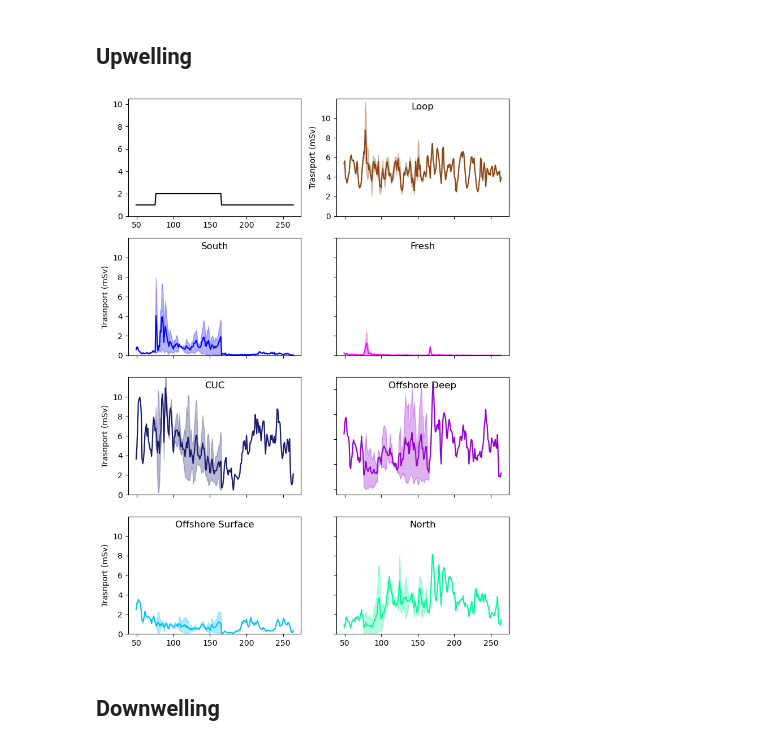
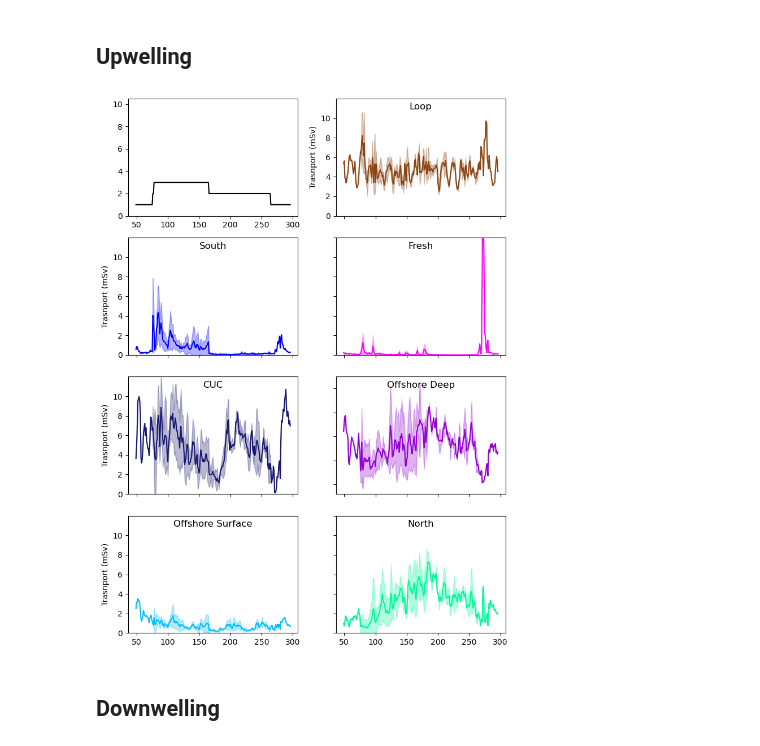
Before and after one commit to rbeutel/LO_user, a Jupyter notebook: ariane/quant_dynamics.ipynb, the cells around one changed output. Saved outputs shown, nothing was run; the diff lists cells and outputs as text; code cells hidden in the pictures.

```diff
--- a/ariane/quant_dynamics.ipynb
+++ b/ariane/quant_dynamics.ipynb
@@ -71,20 +71,22 @@ def transport_df(data, start, length, years):
 # %%
 df22 = xr.open_dataset('/data1/bbeutel/LO_user/ariane/up_cas7/S_T/20221015/ariane_positions_quantitative.nc')
 df21 = xr.open_dataset('/data1/bbeutel/LO_user/ariane/up_cas7/S_T/20210922/ariane_positions_quantitative.nc')
+df13 = xr.open_dataset('/data1/bbeutel/LO_user/ariane/up_cas7/S_T/20131024/ariane_positions_quantitative.nc')
 # %%
 fresh22, cuc22, south22, north22, offshore_d22, offshore_s22, loop22 = wm_day_divide(df22)
 fresh21, cuc21, south21, north21, offshore_d21, offshore_s21, loop21 = wm_day_divide(df21)
+fresh13, cuc13, south13, north13, offshore_d13, offshore_s13, loop13 = wm_day_divide(df13)
 # %%
-startday = [dt.datetime(2021, 9, 22)-dt.timedelta(days=189), dt.datetime(2022, 6, 15)-dt.timedelta(days=117)]  # Start dates
-length = [189, 117]  # Number of days in the season for each year
+startday = [dt.datetime(2013, 10, 24)-dt.timedelta(days=219), dt.datetime(2021, 9, 22)-dt.timedelta(days=189), dt.datetime(2022, 6, 15)-dt.timedelta(days=117)]  # Start dates
+length = [219, 189, 117]  # Number of days in the season for each year
 # %%
-fresh = transport_df([fresh21,fresh22], startday, length,[2021,2022])
-south = transport_df([south21,south22], startday, length,[2021,2022])
-north = transport_df([north21,north22], startday, length,[2021,2022])
-cuc = transport_df([cuc21,cuc22], startday, length,[2021,2022])
-offshore_d = transport_df([offshore_d21,offshore_d22], startday, length,[2021,2022])
-offshore_s = transport_df([offshore_s21,offshore_s22], startday, length,[2021,2022])
-loop = transport_df([loop21,loop22], startday, length,[2021,2022])
+fresh = transport_df([fresh13, fresh21,fresh22], startday, length,[2013,2021,2022])
+south = transport_df([south13, south21,south22], startday, length,[2013,2021,2022])
+north = transport_df([north13, north21,north22], startday, length,[2013,2021,2022])
+cuc = transport_df([cuc13, cuc21,cuc22], startday, length,[2013,2021,2022])
+offshore_d = transport_df([offshore_d13, offshore_d21,offshore_d22], startday, length,[2013,2021,2022])
+offshore_s = transport_df([offshore_s13, offshore_s21,offshore_s22], startday, length,[2013,2021,2022])
+loop = transport_df([loop13, loop21,loop22], startday, length,[2013,2021,2022])
 # %%
 # Add a count column to track the number of transport columns with data
 # doing this with loop flow bc there will always be loop flow
@@ -98,17 +100,18 @@ fig, ax = plt.subplots(4,2, figsize=(7.5,10))
 for axs in [ax[0,1],ax[1,0],ax[2,0],ax[3,0]]:
     axs.set_yticks([0,20000,40000,60000,80000,100000])
     axs.set_yticklabels(['0','2','4','6','8','10'])
-    axs.set_ylabel('Trasnport (mSv)')
+    axs.set_ylabel('Transport (mSv)')
 
 # count of the number of summers with this date in the range
 ax[0,0].plot(loop.yearday,loop['count'],'k')
 ax[0,0].set_ylim([0,10.5])
 
 # loop flow
-ax[0,1].plot(loop.yearday,np.nanmean([loop.transport_2021,loop.transport_2022],axis=0),'saddlebrown')
+data = [loop.transport_2013,loop.transport_2021,loop.transport_2022]
+ax[0,1].plot(loop.yearday,np.nanmean(data,axis=0),'saddlebrown')
 ax[0,1].fill_between(loop.yearday,
-                        np.nanmean([loop.transport_2021,loop.transport_2022],axis=0)+np.nanstd([loop.transport_2021,loop.transport_2022],axis=0),
-                        np.nanmean([loop.transport_2021,loop.transport_2022],axis=0)-np.nanstd([loop.transport_2021,loop.transport_2022],axis=0),
+                        np.nanmean(data,axis=0)+np.nanstd(data,axis=0),
+                        np.nanmean(data,axis=0)-np.nanstd(data,axis=0),
                         color='saddlebrown',alpha=0.3)
 ax[0,1].set_xticklabels([])
 ax[0,1].set_ylim([0,ymax])
@@ -116,10 +119,11 @@ ax[0,1].set_title('Loop',y=1,pad=-14)
 
 # south shelf flow
 # ax[1,0].plot(dates,mean_south)
-ax[1,0].plot(south.yearday,np.nanmean([south.transport_2021,south.transport_2022],axis=0),'b')
+data = [south.transport_2013,south.transport_2021,south.transport_2022]
+ax[1,0].plot(south.yearday,np.nanmean(data,axis=0),'b')
 ax[1,0].fill_between(south.yearday,
-                        np.nanmean([south.transport_2021,south.transport_2022],axis=0)+np.nanstd([south.transport_2021,south.transport_2022],axis=0),
-                        np.nanmean([south.transport_2021,south.transport_2022],axis=0)-np.nanstd([south.transport_2021,south.transport_2022],axis=0),
+                        np.nanmean(data,axis=0)+np.nanstd(data,axis=0),
+                        np.nanmean(data,axis=0)-np.nanstd(data,axis=0),
                         color='b',alpha=0.3)
 ax[1,0].set_xticklabels([])
 ax[1,0].set_ylim([0,ymax])
@@ -128,10 +132,11 @@ ax[1,0].set_title('South',y=1,pad=-14)
 
 # fresh flow
 # ax[1,1].plot(dates,mean_fresh)
-ax[1,1].plot(fresh.yearday,np.nanmean([fresh.transport_2021,fresh.transport_2022],axis=0),'magenta')
+data = [fresh.transport_2013,fresh.transport_2021,fresh.transport_2022]
+ax[1,1].plot(fresh.yearday,np.nanmean(data,axis=0),'magenta')
 ax[1,1].fill_between(fresh.yearday,
-                        np.nanmean([fresh.transport_2021,fresh.transport_2022],axis=0)+np.nanstd([fresh.transport_2021,fresh.transport_2022],axis=0),
-                        np.nanmean([fresh.transport_2021,fresh.transport_2022],axis=0)-np.nanstd([fresh.transport_2021,fresh.transport_2022],axis=0),
+                        np.nanmean(data,axis=0)+np.nanstd(data,axis=0),
+                        np.nanmean(data,axis=0)-np.nanstd(data,axis=0),
                         color='magenta',alpha=0.3)
 ax[1,1].set_yticklabels([])
 ax[1,1].set_xticklabels([])
@@ -139,53 +144,57 @@ ax[1,1].set_ylim([0,ymax])
 ax[1,1].set_title('Fresh',y=1,pad=-14)
 
 # cuc flow
-ax[2,0].plot(cuc.yearday,np.nanmean([cuc.transport_2021,cuc.transport_2022],axis=0),'midnightblue')
+data = [cuc.transport_2013,cuc.transport_2021,cuc.transport_2022]
+ax[2,0].plot(cuc.yearday,np.nanmean(data,axis=0),'midnightblue')
 ax[2,0].fill_between(cuc.yearday,
-                        np.nanmean([cuc.transport_2021,cuc.transport_2022],axis=0)+np.nanstd([cuc.transport_2021,cuc.transport_2022],axis=0),
-                        np.nanmean([cuc.transport_2021,cuc.transport_2022],axis=0)-np.nanstd([cuc.transport_2021,cuc.transport_2022],axis=0),
+                        np.nanmean(data,axis=0)+np.nanstd(data,axis=0),
+                        np.nanmean(data,axis=0)-np.nanstd(data,axis=0),
                         color='midnightblue',alpha=0.3)
 ax[2,0].set_xticklabels([])
 ax[2,0].set_ylim([0,ymax])
 ax[2,0].set_title('CUC',y=1,pad=-14)
 
 # offshore deep flow
-ax[2,1].plot(offshore_d.yearday,np.nanmean([offshore_d.transport_2021,offshore_d.transport_2022],axis=0),'darkviolet')
+data = [offshore_d.transport_2013,offshore_d.transport_2021,offshore_d.transport_2022]
+ax[2,1].plot(offshore_d.yearday,np.nanmean(data,axis=0),'darkviolet')
 ax[2,1].fill_between(offshore_d.yearday,
-                        np.nanmean([offshore_d.transport_2021,offshore_d.transport_2022],axis=0)+np.nanstd([offshore_d.transport_2021,offshore_d.transport_2022],axis=0),
-                        np.nanmean([offshore_d.transport_2021,offshore_d.transport_2022],axis=0)-np.nanstd([offshore_d.transport_2021,offshore_d.transport_2022],axis=0),
+                        np.nanmean(data,axis=0)+np.nanstd(data,axis=0),
+                        np.nanmean(data,axis=0)-np.nanstd(data,axis=0),
                         color='darkviolet',alpha=0.3)
 ax[2,1].set_title('Offshore Deep',y=1,pad=-14)
 ax[2,1].set_yticklabels([])
 ax[2,1].set_xticklabels([])
 
 
 
 # offshore surface flow
-ax[3,0].plot(offshore_s.yearday,np.nanmean([offshore_s.transport_2021,offshore_s.transport_2022],axis=0),'deepskyblue')
+data = [offshore_s.transport_2013,offshore_s.transport_2021,offshore_s.transport_2022]
+ax[3,0].plot(offshore_s.yearday,np.nanmean(data,axis=0),'deepskyblue')
 ax[3,0].fill_between(offshore_s.yearday,
-                        np.nanmean([offshore_s.transport_2021,offshore_s.transport_2022],axis=0)+np.nanstd([offshore_s.transport_2021,offshore_s.transport_2022],axis=0),
-                        np.nanmean([offshore_s.transport_2021,offshore_s.transport_2022],axis=0)-np.nanstd([offshore_s.transport_2021,offshore_s.transport_2022],axis=0),
+                        np.nanmean(data,axis=0)+np.nanstd(data,axis=0),
+                        np.nanmean(data,axis=0)-np.nanstd(data,axis=0),
                         color='deepskyblue',alpha=0.3)
 # ax[3,0].set_xticklabels([])
 ax[3,0].set_ylim([0,ymax])
 ax[3,0].set_title('Offshore Surface',y=1,pad=-14)
 
 
 # north flow
-ax[3,1].plot(north.yearday,np.nanmean([north.transport_2021,north.transport_2022],axis=0),'mediumspringgreen')
+data = [north.transport_2013,north.transport_2021,north.transport_2022]
+ax[3,1].plot(north.yearday,np.nanmean(data,axis=0),'mediumspringgreen')
 ax[3,1].fill_between(north.yearday,
-                        np.nanmean([north.transport_2021,north.transport_2022],axis=0)+np.nanstd([north.transport_2021,north.transport_2022],axis=0),
-                        np.nanmean([north.transport_2021,north.transport_2022],axis=0)-np.nanstd([north.transport_2021,north.transport_2022],axis=0),
+                        np.nanmean(data,axis=0)+np.nanstd(data,axis=0),
+                        np.nanmean(data,axis=0)-np.nanstd(data,axis=0),
                         color='mediumspringgreen',alpha=0.3)
 # ax[3,1].set_xticklabels([])
 ax[3,1].set_ylim([0,ymax])
 ax[3,1].set_title('North',y=1,pad=-14)
 ax[3,1].set_yticklabels([])
 
 
 plt.tight_layout()
 # %% [output]
-[figure, old version]
+[figure, new version]
 # %% [markdown]
 ## Downwelling
 # %%
```
Also changed, not shown: parts of 8 cells of this notebook, 1 other file.
